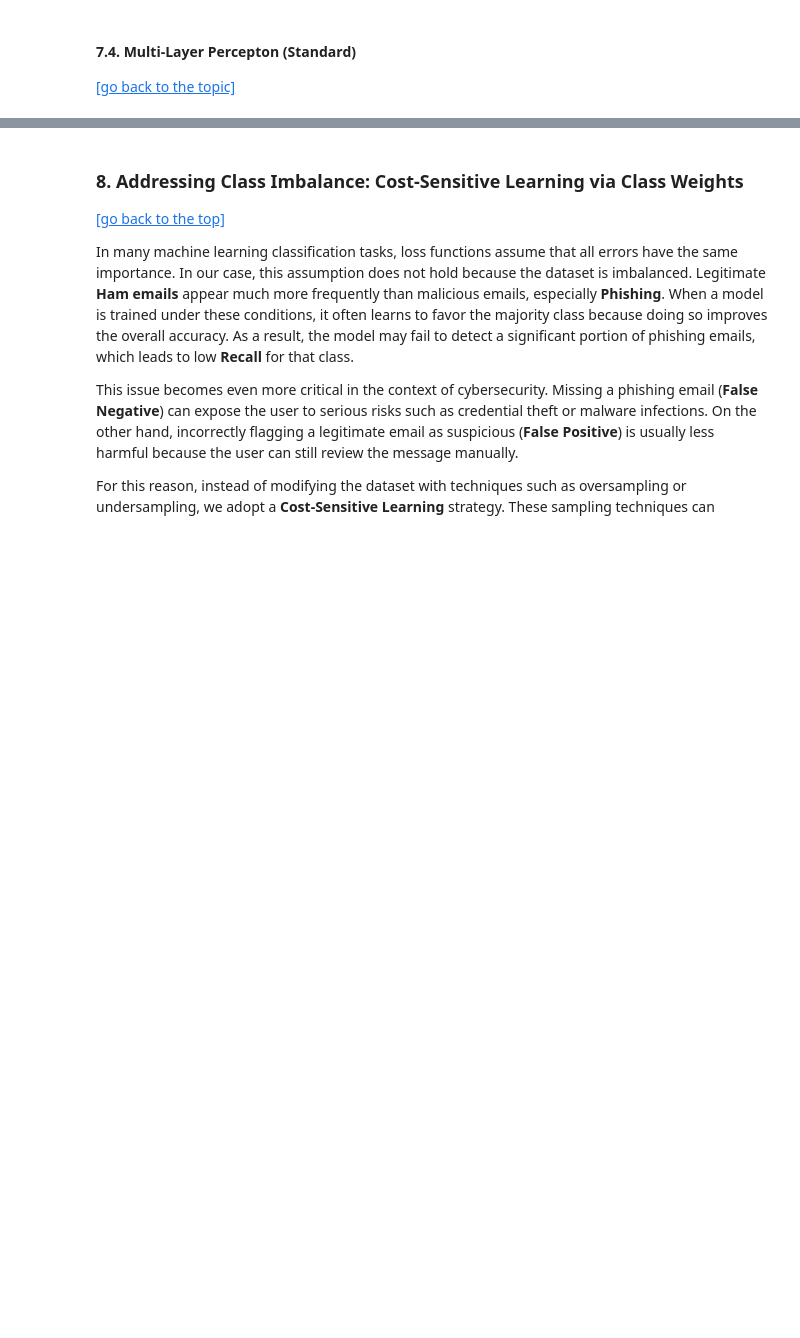
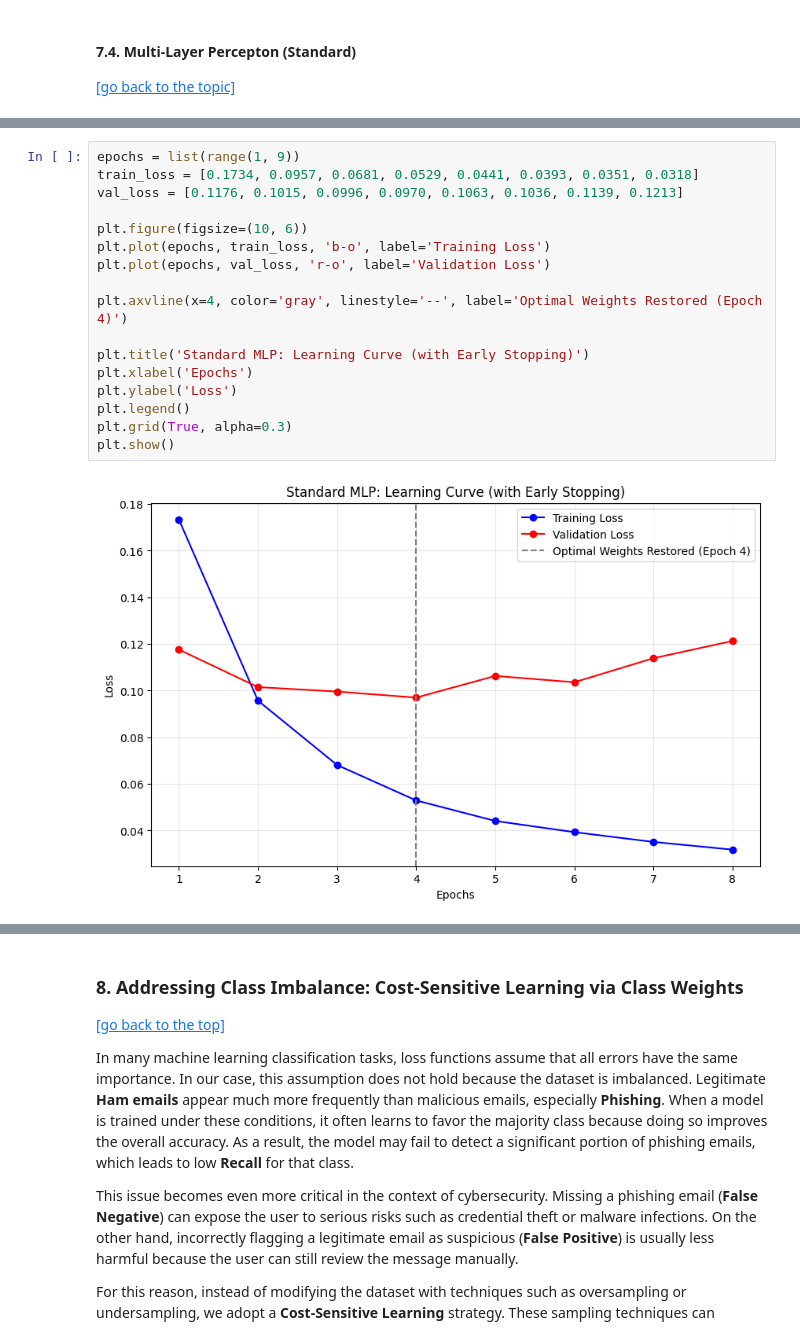
Before and after one commit to Alejandro-131004/Natural-Language-Processing, a Jupyter notebook: Project.ipynb, the cells around one changed output, grey strips where cells are left out. Cells and saved outputs as stored; diff of their text form; blank space fills up the shorter version.

```diff
--- a/Project.ipynb
+++ b/Project.ipynb
@@ -1456,3 +1629,22 @@ weighted avg       0.94      0.94      0.94     55687
+# %%
+epochs = list(range(1, 9))
+train_loss = [0.1734, 0.0957, 0.0681, 0.0529, 0.0441, 0.0393, 0.0351, 0.0318]
+val_loss = [0.1176, 0.1015, 0.0996, 0.0970, 0.1063, 0.1036, 0.1139, 0.1213]
+
+plt.figure(figsize=(10, 6))
+plt.plot(epochs, train_loss, 'b-o', label='Training Loss')
+plt.plot(epochs, val_loss, 'r-o', label='Validation Loss')
+
+plt.axvline(x=4, color='gray', linestyle='--', label='Optimal Weights Restored (Epoch 4)')
+
+plt.title('Standard MLP: Learning Curve (with Early Stopping)')
+plt.xlabel('Epochs')
+plt.ylabel('Loss')
+plt.legend()
+plt.grid(True, alpha=0.3)
+plt.show()
+# %% [output]
+[figure, added]
 # %% [markdown]
 #### 7.5. Comparison of Standard Models
 [[go back to the topic]](#7-classification-models)
```
Also changed, not shown: parts of 52 cells of this notebook.
